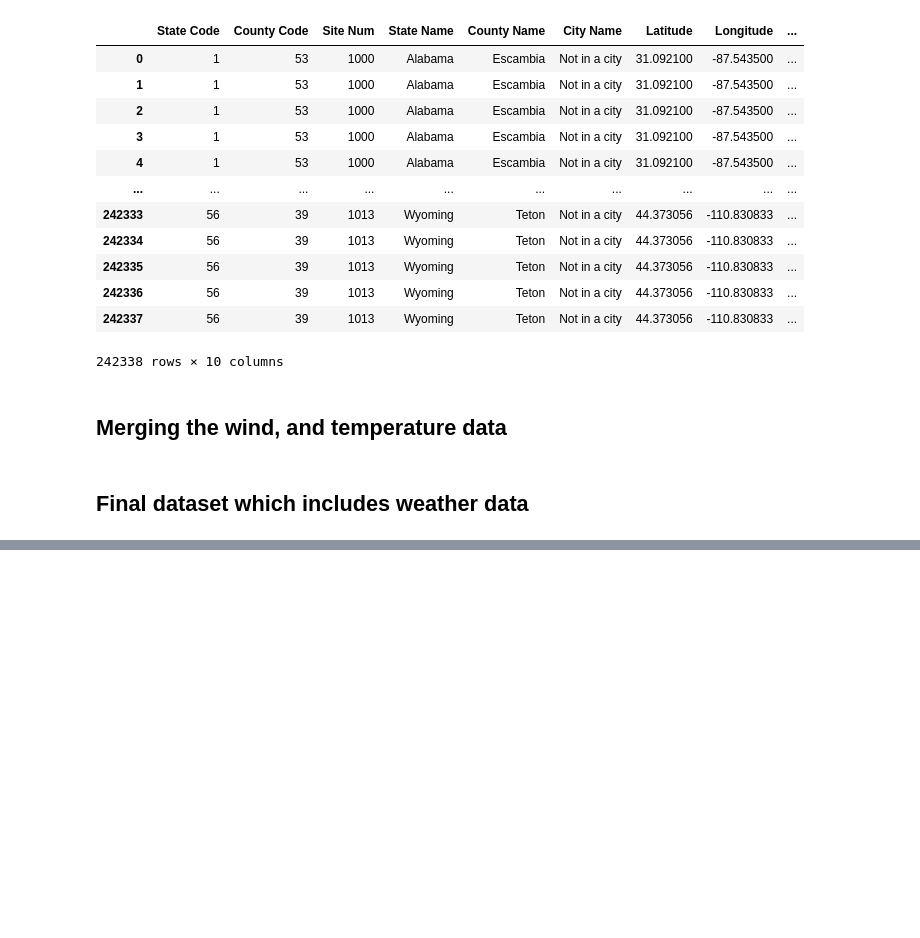
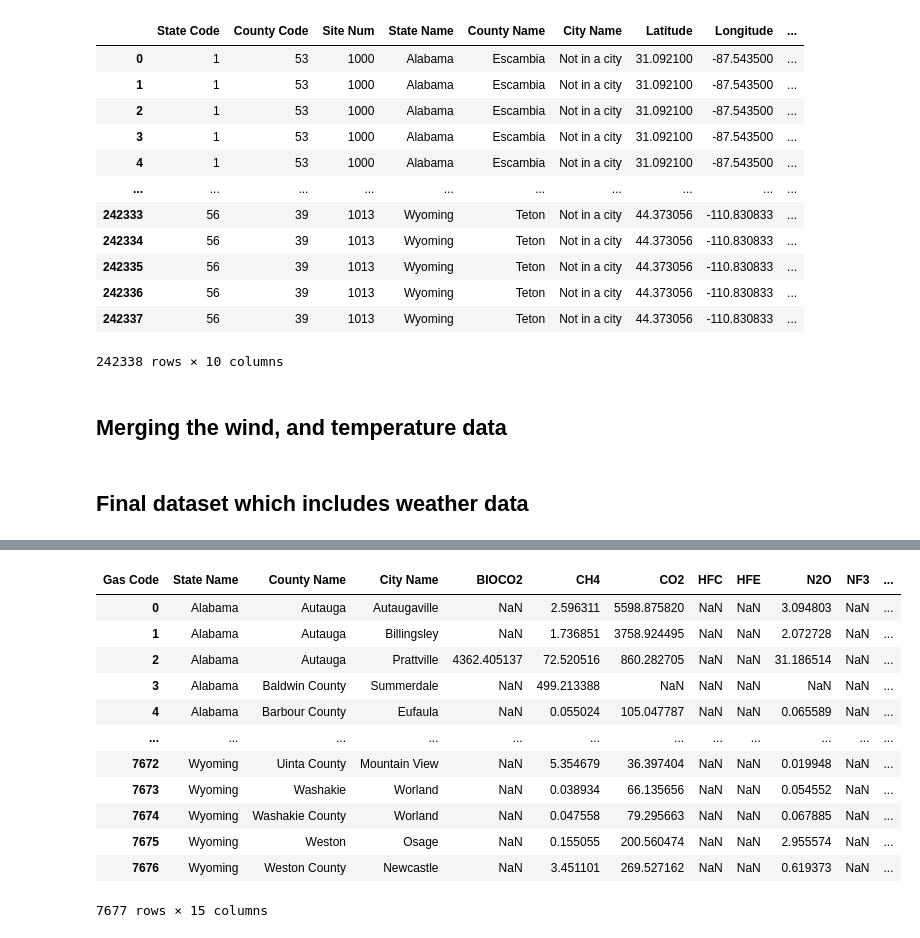
Before and after one commit to annamarieweber/AQI-predictor, a Jupyter notebook: Final_Project_EDA_Data_generation.ipynb, the cells around one changed output, grey strips where cells are left out. Saved outputs shown, nothing was run; the diff lists cells and outputs as text; code cells hidden in the pictures; blank space fills up the shorter version.

```diff
--- a/Final_Project_EDA_Data_generation.ipynb
+++ b/Final_Project_EDA_Data_generation.ipynb
@@ -266,0 +380,2 @@ weather_data
+# %%
+Grouped_US_GH_gas_emissions = US_GH_gas_emissions.groupby(["State Name", "County Name", "City Name", "Gas Code"])["CO2 equiv emission"].agg("mean").reset_index()
@@ -266,0 +399,5 @@ weather_data
+# %%
+# Convert to daily GH gas emissions
+Grouped_US_GH_gas_emissions["Average Daily CO2 equiv emission"] = Grouped_US_GH_gas_emissions["CO2 equiv emission"] / 366
+# %%
+Grouped_US_GH_gas_emissions = Grouped_US_GH_gas_emissions.drop(columns="CO2 equiv emission")
@@ -266,0 +420,18 @@ weather_data
+# %%
+Pivot_Grouped_US_GH_gas_emissions = Grouped_US_GH_gas_emissions.pivot_table('Average Daily CO2 equiv emission', ["State Name", "County Name", "City Name"], "Gas Code").reset_index()
+# %%
+Pivot_Grouped_US_GH_gas_emissions
+# %% [output]
+| Gas Code | State Name | County Name | City Name | BIOCO2 | CH4 | CO2 | HFC | HFE | N2O | NF3 | ... |
+| 0 | Alabama | Autauga | Autaugaville | NaN | 2.596311 | 5598.875820 | NaN | NaN | 3.094803 | NaN | ... |
+| 1 | Alabama | Autauga | Billingsley | NaN | 1.736851 | 3758.924495 | NaN | NaN | 2.072728 | NaN | ... |
+| 2 | Alabama | Autauga | Prattville | 4362.405137 | 72.520516 | 860.282705 | NaN | NaN | 31.186514 | NaN | ... |
+| 3 | Alabama | Baldwin County | Summerdale | NaN | 499.213388 | NaN | NaN | NaN | NaN | NaN | ... |
+| 4 | Alabama | Barbour County | Eufaula | NaN | 0.055024 | 105.047787 | NaN | NaN | 0.065589 | NaN | ... |
+| ... | ... | ... | ... | ... | ... | ... | ... | ... | ... | ... | ... |
+| 7672 | Wyoming | Uinta County | Mountain View | NaN | 5.354679 | 36.397404 | NaN | NaN | 0.019948 | NaN | ... |
+| 7673 | Wyoming | Washakie | Worland | NaN | 0.038934 | 66.135656 | NaN | NaN | 0.054552 | NaN | ... |
+| 7674 | Wyoming | Washakie County | Worland | NaN | 0.047558 | 79.295663 | NaN | NaN | 0.067885 | NaN | ... |
+| 7675 | Wyoming | Weston | Osage | NaN | 0.155055 | 200.560474 | NaN | NaN | 2.955574 | NaN | ... |
+| 7676 | Wyoming | Weston County | Newcastle | NaN | 3.451101 | 269.527162 | NaN | NaN | 0.619373 | NaN | ... |
+7677 rows × 15 columns
```
Also changed, not shown: parts of 37 cells of this notebook, 1 other file.
